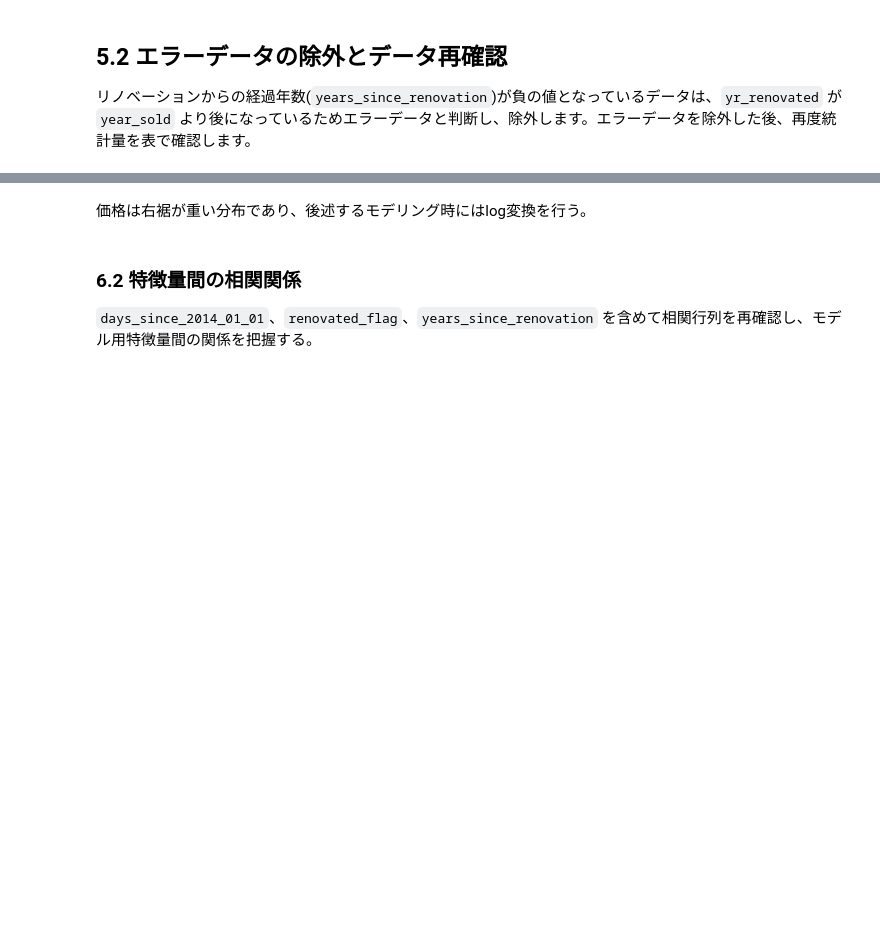
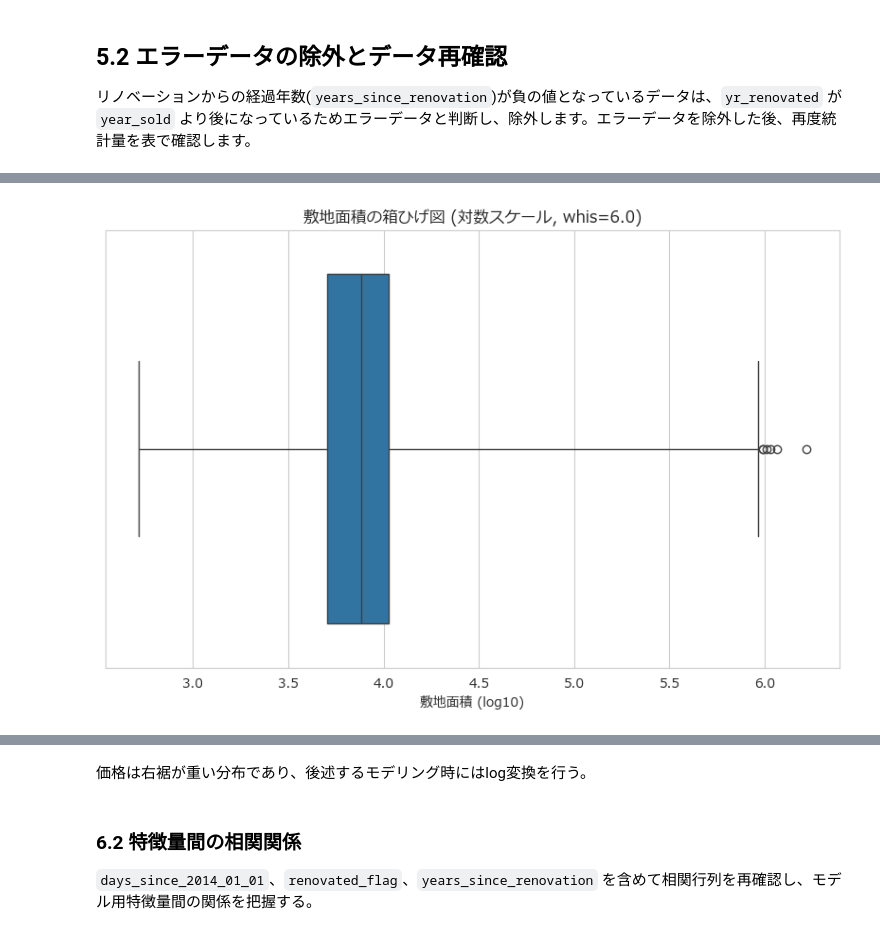
Before and after one commit to Naisinn/dataScientist_exam, a Jupyter notebook: analisis.ipynb, the cells around one changed output, grey strips where cells are left out. Cells and saved outputs as stored; diff of their text form; code cells hidden in the pictures; blank space fills up the shorter version.

```diff
--- a/analisis.ipynb
+++ b/analisis.ipynb
@@ -215,0 +236,23 @@ display(describe_df)
+# %%
+import numpy as np
+import pandas as pd
+import matplotlib.pyplot as plt
+import seaborn as sns
+
+# 日本語フォントの設定
+plt.rcParams['font.family'] = 'meiryo'
+
+# カスタムwhisの設定
+custom_whis = 6.0  # 例として2.0に設定
+
+# 敷地面積の対数変換
+log_sqft_lot = np.log10(data['sqft_lot'])
+
+# 箱ひげ図の作成（カスタムwhisを使用）
+plt.figure(figsize=(10, 6))
+sns.boxplot(x=log_sqft_lot, whis=custom_whis)
+plt.title(f"敷地面積の箱ひげ図 (対数スケール, whis={custom_whis})")
+plt.xlabel("敷地面積 (log10)")
+plt.show()
+# %% [output]
+[figure, added]
```
Also changed, not shown: parts of 10 cells of this notebook.
